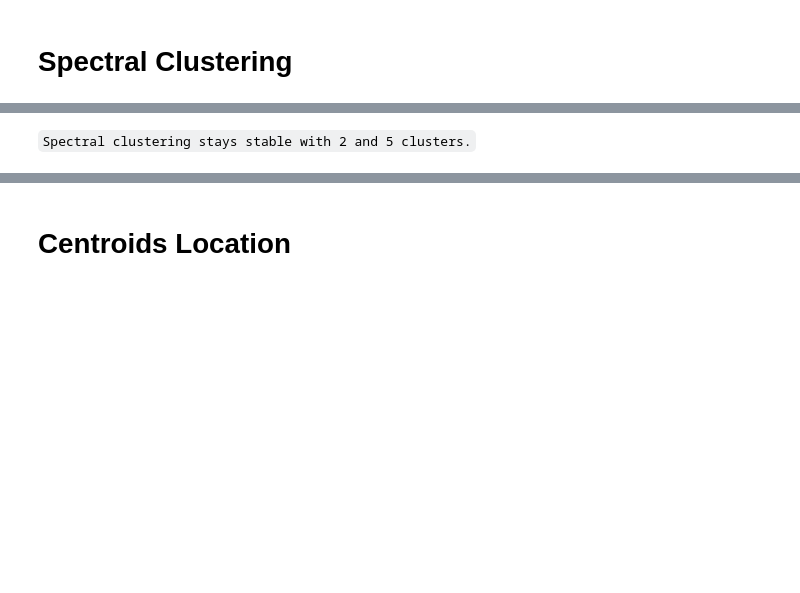
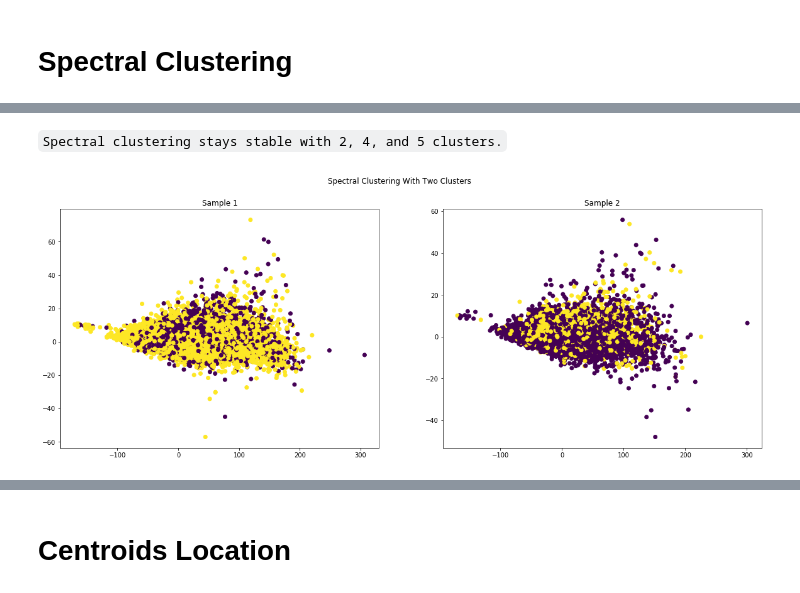
Before and after one commit to innawendell/Unsupervised_Learning, a Jupyter notebook: Marathon.ipynb, the cells around one changed output, grey strips where cells are left out. Drawn from its saved outputs; the diff is of its cells as text; code cells hidden in the pictures; blank space fills up the shorter version.

```diff
--- a/Marathon.ipynb
+++ b/Marathon.ipynb
@@ -254,7 +291,7 @@ X_test_pca = pca.transform(X_test)
 # Mean Shift
 # %%
 n_clusters = []
-for sample in [X1, X2, X3, X4]:
+for sample in [X_train_concat, X_test_concat]:
     bandwidth = estimate_bandwidth(sample, quantile=0.2, n_samples=500)
     model = MeanShift(bandwidth=bandwidth, bin_seeding=True, n_jobs = -1)
     model.fit(sample)
@@ -310,2 +354,10 @@ for number in clusters:
 # %% [markdown]
 # Spectral Clustering
+# %%
+clusters = [2, 3, 4, 5, 7]
+for number in clusters:
+    sc = SpectralClustering(n_clusters=number, n_jobs = -1)
+    sc.fit(X_train_concat)
+    labels = sc.labels_
+    print('Estimated number of clusters: {}'.format(number))
+    print(metrics.silhouette_score(X_train_concat, labels, metric='euclidean'))
@@ -312,8 +375,8 @@ for number in clusters:
 # %%
-clusters = [2, 3, 5, 7, 8]
+clusters = [2, 3, 4, 5, 7, 8]
 for number in clusters:
     sc = SpectralClustering(n_clusters=number, n_jobs = -1)
-    sc.fit(X1)
+    sc.fit(X_test_concat)
     labels = sc.labels_
     print('Estimated number of clusters: {}'.format(number))
-    print(metrics.silhouette_score(X1, labels, metric='euclidean'))
+    print(metrics.silhouette_score(X_test_concat, labels, metric='euclidean'))
@@ -344,40 +396,30 @@ for number in clusters:
 # %% [markdown]
-`Spectral clustering stays stable with 2 and 5 clusters.`
+`Spectral clustering stays stable with 2, 4, and 5 clusters.`
 # %%
 sc = SpectralClustering(n_clusters=2, n_jobs = -1)
-sc.fit(X1)
+sc.fit(X_train_concat)
 sc_labels = sc.labels_
 # %%
 plt.figure(figsize=(20,7))
 
-plt.subplot(141)
+plt.subplot(121)
 sc = SpectralClustering(n_clusters=2, n_jobs = -1)
-sc.fit(X1)
+sc.fit(X_train_concat)
 sc_labels = sc.labels_
-plt.scatter(X_pca1[:, 0], X_pca1[:, 1], c=sc_labels)
+plt.scatter(X_train_pca[:, 0], X_train_pca[:, 1], c=sc_labels)
 plt.title('Sample 1')
 
-plt.subplot(142)
-sc.fit(X2)
+plt.subplot(122)
+sc.fit(X_test_concat)
 sc_2labels = sc.labels_
-plt.scatter(X_pca2[:, 0], X_pca2[:, 1], c=sc_2labels)
+plt.scatter(X_test_pca[:, 0], X_test_pca[:, 1], c=sc_2labels)
 plt.title('Sample 2')
 
-plt.subplot(143)
-sc.fit(X3)
-sc_3labels = sc.labels_
-plt.scatter(X_pca3[:, 0], X_pca3[:, 1], c=sc_3labels)
-plt.title('Spectral Clustering With Two Clusters')
-plt.title('Sample 3')
-
-plt.subplot(144)
-sc.fit(X4)
-sc_4labels = sc.labels_
-plt.scatter(X_pca4[:, 0], X_pca4[:, 1], c=sc_4labels)
-plt.title('Sample 4')
 
 plt.suptitle('Spectral Clustering With Two Clusters')
 plt.show()
+# %% [output]
+[figure, added]
 # %%
 minibatchkmeans = MiniBatchKMeans(init='k-means++',
                         n_clusters=2,
```
Also changed, not shown: parts of 81 cells of this notebook.
